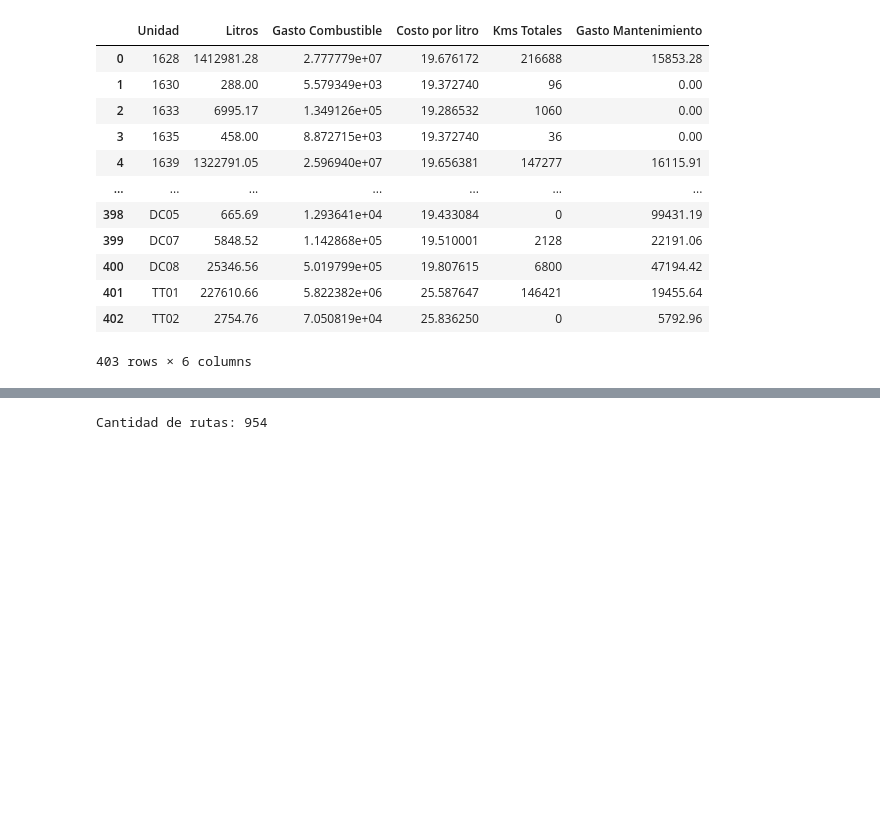
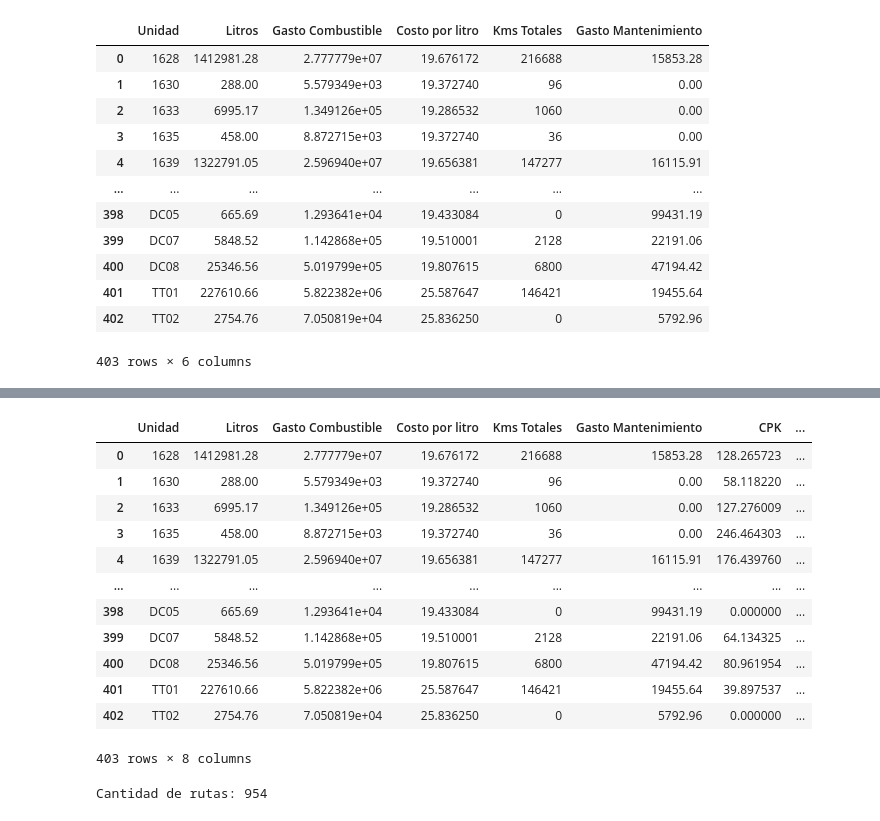
Before and after one commit to pomaremiliano/dashboard-datastorm, a Jupyter notebook: data/RecoleccionReto.ipynb, the cells around one changed output, grey strips where cells are left out. Drawn from its saved outputs; the diff is of its cells as text; code cells hidden in the pictures; blank space fills up the shorter version.

```diff
--- a/data/RecoleccionReto.ipynb
+++ b/data/RecoleccionReto.ipynb
@@ -287,0 +359,25 @@ df_gastos_unidad["CPK"] = (
+# %%
+# Unir los costos de peajes a df_gastos_unidad solo para las unidades en común
+df_peajes_simple_comun = df_peajes_simple[df_peajes_simple["Unidad"].isin(unidades_comunes)]
+
+# Hacemos merge para agregar el costo de peajes a df_gastos_unidad
+df_gastos_unidad_peaje = df_gastos_unidad.merge(
+    df_peajes_simple_comun, on="Unidad", how="left"
+)
+
+# Llenar NaN de peajes con 0 (unidades sin registro de peajes)
+df_gastos_unidad_peaje["Total Peajes"] = df_gastos_unidad_peaje["Total Peajes"].fillna(0)
+
+# Calcular el nuevo CPK incluyendo el costo de peajes
+df_gastos_unidad_peaje["CPK"] = (
+    df_gastos_unidad_peaje["Gasto Combustible"]
+    + df_gastos_unidad_peaje["Gasto Mantenimiento"]
+    + df_gastos_unidad_peaje["Total Peajes"]
+) / df_gastos_unidad_peaje["Kms Totales"].replace(0, pd.NA)
+
+# Reemplazar inf y NaN por 0 para evitar errores
+df_gastos_unidad_peaje["CPK"] = (
+    df_gastos_unidad_peaje["CPK"].replace([float("inf"), -float("inf")], pd.NA).fillna(0)
+)
+
+df_gastos_unidad_peaje.head(50)
@@ -288 +402,18 @@ df_gastos_unidad["CPK"] = (
+# %%
+df_gastos_unidad_peaje_sort = df_gastos_unidad_peaje.sort_values(by='Unidad')
+df_gastos_unidad_peaje_sort
+# %% [output]
+|  | Unidad | Litros | Gasto Combustible | Costo por litro | Kms Totales | Gasto Mantenimiento | CPK | ... |
+| 0 | 1628 | 1412981.28 | 2.777779e+07 | 19.676172 | 216688 | 15853.28 | 128.265723 | ... |
+| 1 | 1630 | 288.00 | 5.579349e+03 | 19.372740 | 96 | 0.00 | 58.118220 | ... |
+| 2 | 1633 | 6995.17 | 1.349126e+05 | 19.286532 | 1060 | 0.00 | 127.276009 | ... |
+| 3 | 1635 | 458.00 | 8.872715e+03 | 19.372740 | 36 | 0.00 | 246.464303 | ... |
+| 4 | 1639 | 1322791.05 | 2.596940e+07 | 19.656381 | 147277 | 16115.91 | 176.439760 | ... |
+| ... | ... | ... | ... | ... | ... | ... | ... | ... |
+| 398 | DC05 | 665.69 | 1.293641e+04 | 19.433084 | 0 | 99431.19 | 0.000000 | ... |
+| 399 | DC07 | 5848.52 | 1.142868e+05 | 19.510001 | 2128 | 22191.06 | 64.134325 | ... |
+| 400 | DC08 | 25346.56 | 5.019799e+05 | 19.807615 | 6800 | 47194.42 | 80.961954 | ... |
+| 401 | TT01 | 227610.66 | 5.822382e+06 | 25.587647 | 146421 | 19455.64 | 39.897537 | ... |
+| 402 | TT02 | 2754.76 | 7.050819e+04 | 25.836250 | 0 | 5792.96 | 0.000000 | ... |
+403 rows × 8 columns
 # %%
```
Also changed, not shown: parts of 30 cells of this notebook, 4 other files.
